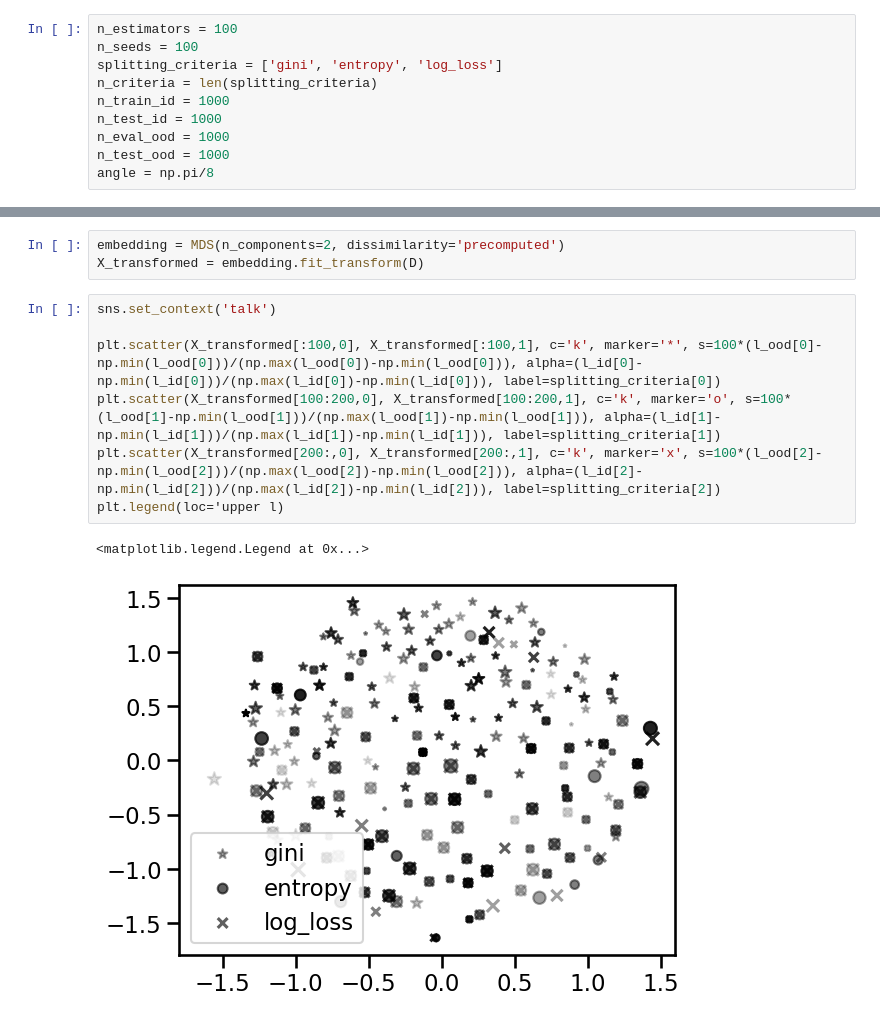
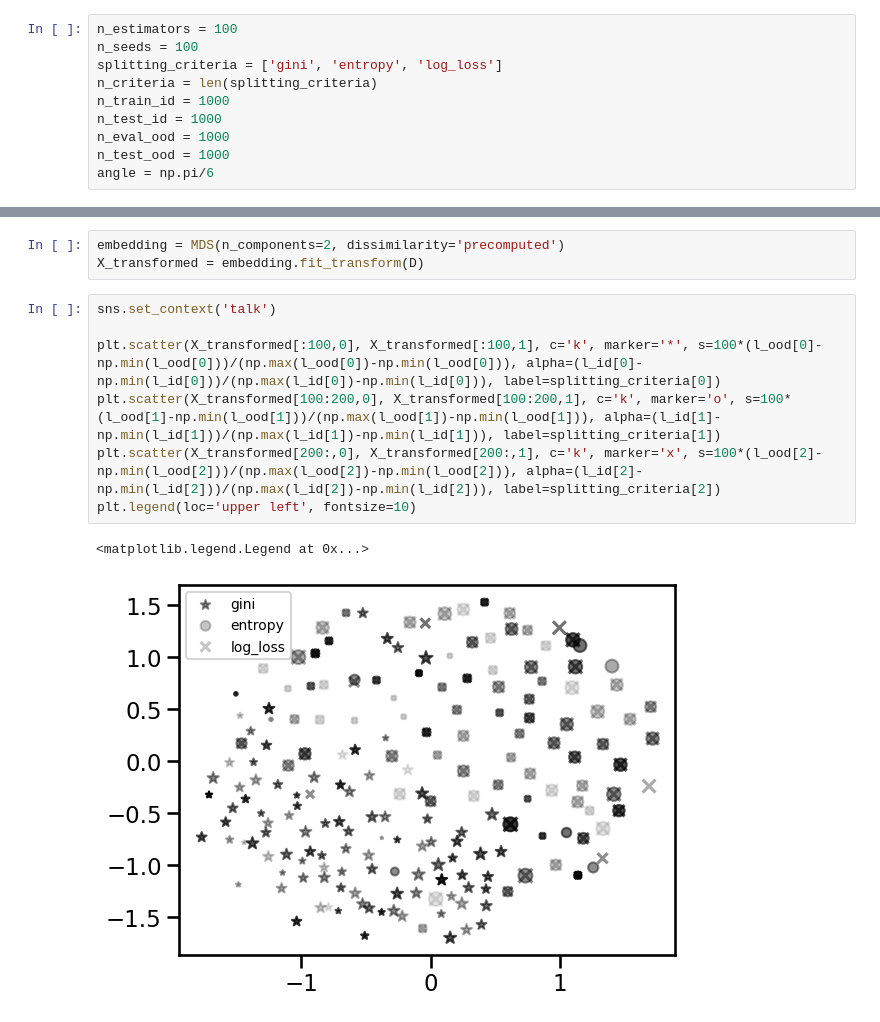
Before and after one commit to neurodata/CEP_experiments, a Jupyter notebook: ood_exp.ipynb, the cells around one changed output, grey strips where cells are left out. Drawn from its saved outputs; the diff is of its cells as text.

```diff
--- a/ood_exp.ipynb
+++ b/ood_exp.ipynb
@@ -26,7 +26,7 @@ n_train_id = 1000
 n_test_id = 1000
 n_eval_ood = 1000
 n_test_ood = 1000
-angle = np.pi/8
+angle = np.pi/6
 # %%
 rf_models = [[] for _ in range(n_criteria)]
 
@@ -68,10 +68,10 @@ X_transformed = embedding.fit_transform(D)
 # %%
 sns.set_context('talk')
 
 plt.scatter(X_transformed[:100,0], X_transformed[:100,1], c='k', marker='*', s=100*(l_ood[0]-np.min(l_ood[0]))/(np.max(l_ood[0])-np.min(l_ood[0])), alpha=(l_id[0]-np.min(l_id[0]))/(np.max(l_id[0])-np.min(l_id[0])), label=splitting_criteria[0])
 plt.scatter(X_transformed[100:200,0], X_transformed[100:200,1], c='k', marker='o', s=100*(l_ood[1]-np.min(l_ood[1]))/(np.max(l_ood[1])-np.min(l_ood[1])), alpha=(l_id[1]-np.min(l_id[1]))/(np.max(l_id[1])-np.min(l_id[1])), label=splitting_criteria[1])
 plt.scatter(X_transformed[200:,0], X_transformed[200:,1], c='k', marker='x', s=100*(l_ood[2]-np.min(l_ood[2]))/(np.max(l_ood[2])-np.min(l_ood[2])), alpha=(l_id[2]-np.min(l_id[2]))/(np.max(l_id[2])-np.min(l_id[2])), label=splitting_criteria[2])
-plt.legend(loc='upper l)
+plt.legend(loc='upper left', fontsize=10)
 # %% [output]
 <matplotlib.legend.Legend at 0x...>
-[figure, old version]
+[figure, new version]
```
Also changed, not shown: parts of 2 cells of this notebook.
